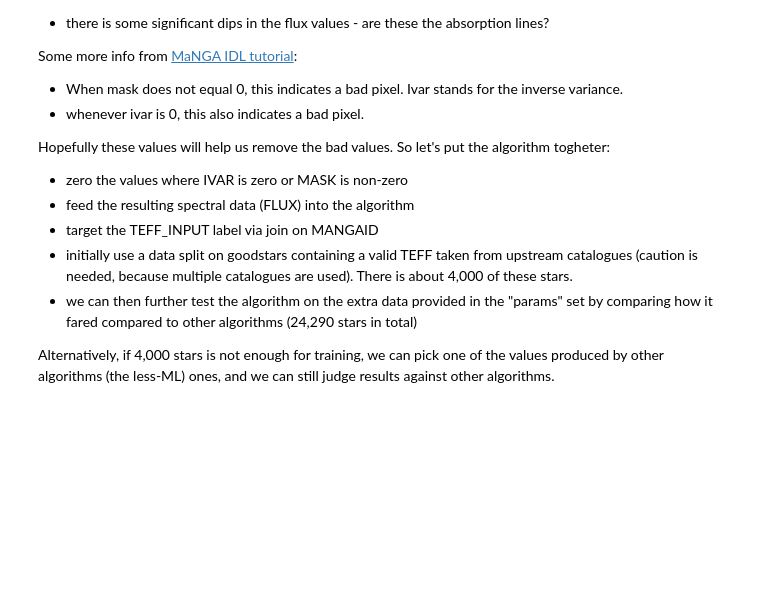
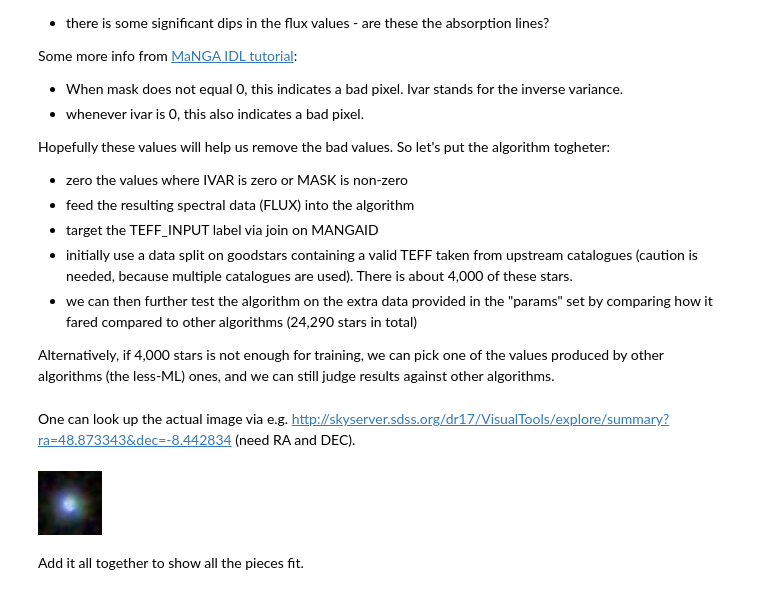
Before and after one commit to mateusz/sdss_mastar, a Jupyter notebook: 01_explore.ipynb, the cells around one changed output. Drawn from its saved outputs; the diff is of its cells as text; code cells hidden in the pictures; blank space fills up the shorter version.

```diff
--- a/01_explore.ipynb
+++ b/01_explore.ipynb
@@ -91,3 +172,31 @@ Hopefully these values will help us remove the bad values. So let's put the algo
 * we can then further test the algorithm on the extra data provided in the "params" set by comparing how it fared compared to other algorithms (24,290 stars in total)
 
 Alternatively, if 4,000 stars is not enough for training, we can pick one of the values produced by other algorithms (the less-ML) ones, and we can still judge results against other algorithms.
+# %% [markdown]
+One can look up the actual image via e.g. http://skyserver.sdss.org/dr17/VisualTools/explore/summary?ra=48.873343&dec=-8.442834 (need RA and DEC).
+# %%
+
+ra = 48.873343
+dec = -8.442834
+
+def get_star_image(ra, dec):
+   # https://skyserver.sdss.org/dr17/SkyServerWS/ImgCutout/getjpeg?TaskName=Skyserver.Explore.Image&ra=48.8733428617884%20&dec=-8.44283369381076&scale=0.2&width=200&height=200&opt=G
+   params = {
+      'TaskName': 'Skyserver.Explore.Image',
+      'ra': ra,
+      'dec': dec,
+      'scale': 0.2,
+      'width': 50,
+      'height': 50,
+   }
+   try:
+      with urllib.request.urlopen('http://skyserver.sdss.org/dr17/SkyServerWS/ImgCutout/getjpeg?%s' % urllib.parse.urlencode(params)) as response:
+         return response.read()
+   except urllib.error.HTTPError as err:
+         return b''
+
+display(Image(get_star_image(ra,dec)))
+# %% [output]
+[figure, added]
+# %% [markdown]
+Add it all together to show all the pieces fit.
```
Also changed, not shown: parts of 8 cells of this notebook.
